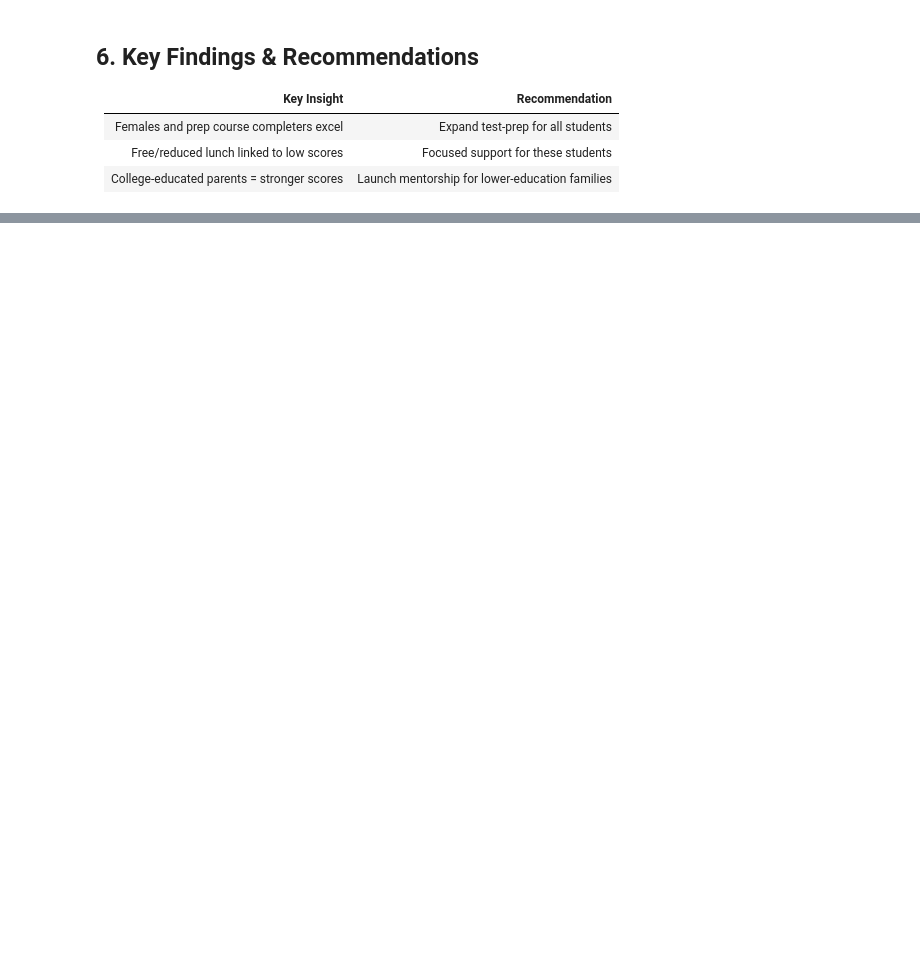
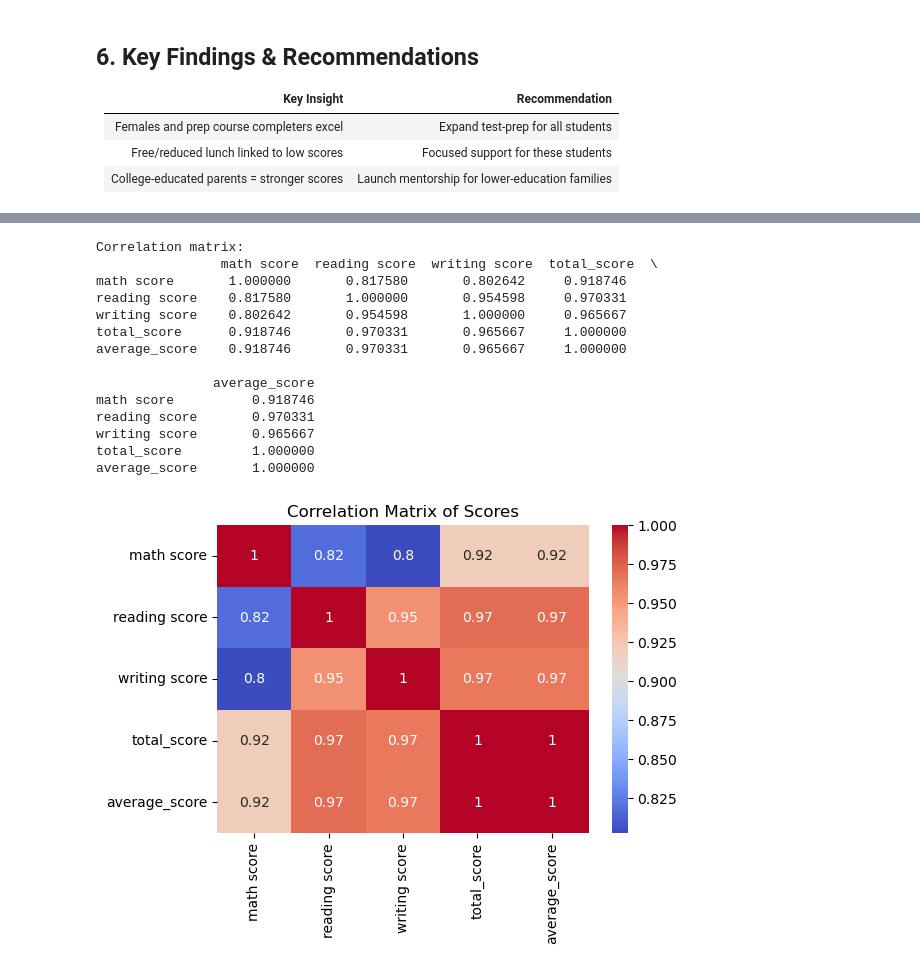
Before and after one commit to sumitx2903/masai-project--15-6-25, a Jupyter notebook: Student_Performance_Analysis.ipynb, the cells around one changed output, grey strips where cells are left out. Cells and saved outputs as stored; diff of their text form; code cells hidden in the pictures; blank space fills up the shorter version.

```diff
--- a/Student_Performance_Analysis.ipynb
+++ b/Student_Performance_Analysis.ipynb
@@ -138,0 +192,25 @@ Coefficients: [('reading score', 0.3349686702822943), ('writing score', 0.615920
+# %%
+
+# 4. Correlation matrix for numeric features
+corr = df[['math score', 'reading score', 'writing score', 'total_score', 'average_score']].corr()
+print("\nCorrelation matrix:\n", corr)
+plt.figure(figsize=(6,4))
+sns.heatmap(corr, annot=True, cmap='coolwarm')
+plt.title('Correlation Matrix of Scores')
+plt.show()
+# %% [output]
+Correlation matrix:
+                math score  reading score  writing score  total_score  \
+math score       1.000000       0.817580       0.802642     0.918746
+reading score    0.817580       1.000000       0.954598     0.970331
+writing score    0.802642       0.954598       1.000000     0.965667
+total_score      0.918746       0.970331       0.965667     1.000000
+average_score    0.918746       0.970331       0.965667     1.000000
+
+               average_score
+math score          0.918746
+reading score       0.970331
+writing score       0.965667
+total_score         1.000000
+average_score       1.000000
+[figure, added]
```
Also changed, not shown: parts of 4 cells of this notebook, 10 other files.
